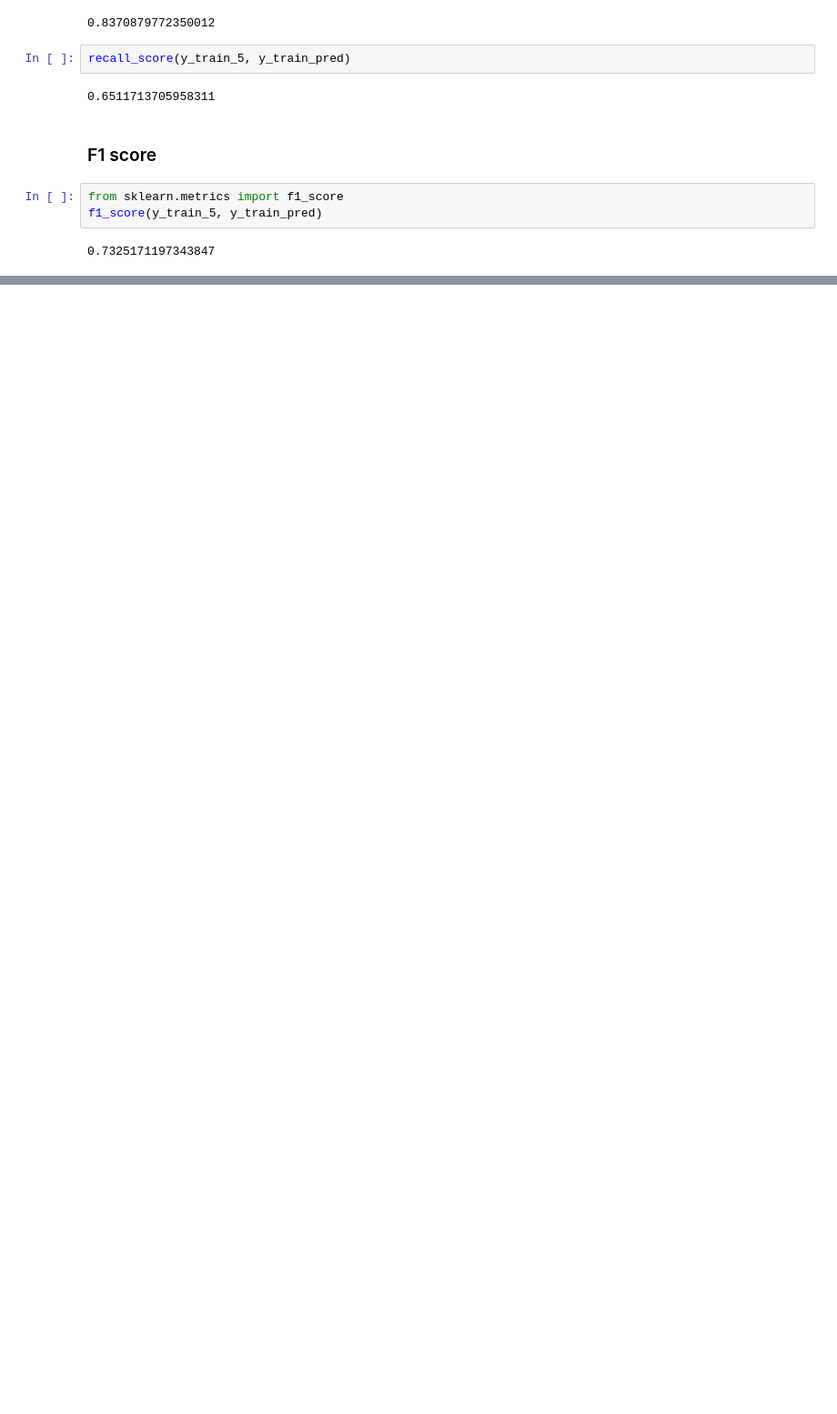
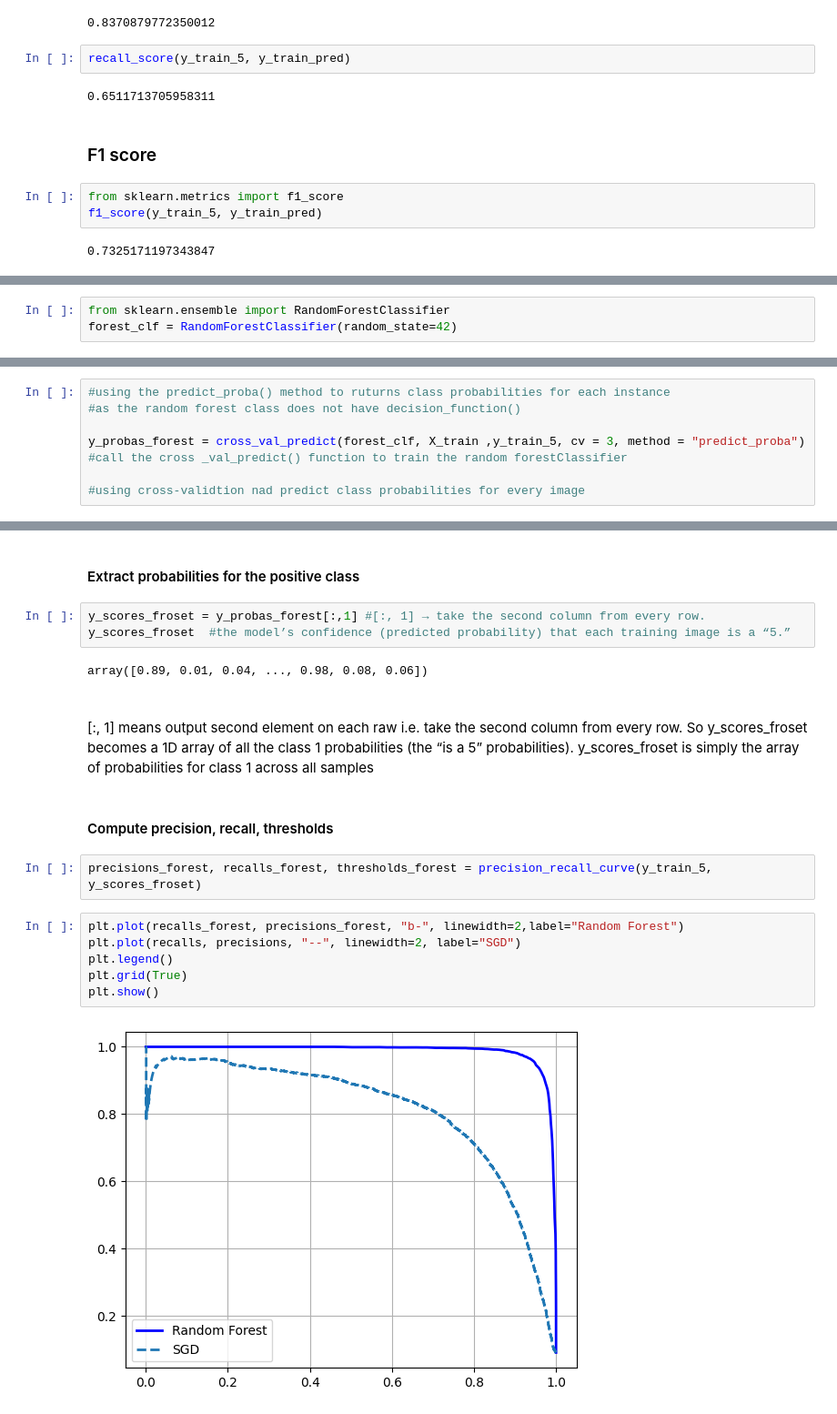
Before and after one commit to Alhamza-Mohamed/Hands-on-machine-learning-course, a Jupyter notebook: chapter 3/chapter 3-2 MNIST.ipynb, the cells around one changed output, grey strips where cells are left out. Shown at 91% size. Cells and saved outputs as stored; diff of their text form; blank space fills up the shorter version.

```diff
--- a/chapter 3/chapter 3-2 MNIST.ipynb
+++ b/chapter 3/chapter 3-2 MNIST.ipynb
@@ -154,0 +255,3 @@ f1_score(y_train_5, y_train_pred)
+# %%
+from sklearn.ensemble import RandomForestClassifier
+forest_clf = RandomForestClassifier(random_state=42)
@@ -154,0 +260,6 @@ f1_score(y_train_5, y_train_pred)
+# %%
+#using the predict_proba() method to ruturns class probabilities for each instance
+#as the random forest class does not have decision_function()
+
+y_probas_forest = cross_val_predict(forest_clf, X_train ,y_train_5, cv = 3, method = "predict_proba") #call the cross _val_predict() function to train the random forestClassifier
+                                                                                                      #using cross-validtion nad predict class probabilities for every image
@@ -154,0 +285,25 @@ f1_score(y_train_5, y_train_pred)
+# %% [markdown]
+#### Extract probabilities for the positive class
+# %%
+y_scores_froset = y_probas_forest[:,1] #[:, 1] → take the second column from every row.
+y_scores_froset  #the model’s confidence (predicted probability) that each training image is a “5.”
+# %% [output]
+array([0.89, 0.01, 0.04, ..., 0.98, 0.08, 0.06])
+# %% [markdown]
+#####
+[:, 1] means output second element on each raw
+i.e. take the second column from every row.
+So y_scores_froset becomes a 1D array of all the class 1 probabilities (the “is a 5” probabilities).
+y_scores_froset is simply the array of probabilities for class 1 across all samples
+# %% [markdown]
+#### Compute precision, recall, thresholds
+# %%
+precisions_forest, recalls_forest, thresholds_forest = precision_recall_curve(y_train_5, y_scores_froset)
+# %%
+plt.plot(recalls_forest, precisions_forest, "b-", linewidth=2,label="Random Forest")
+plt.plot(recalls, precisions, "--", linewidth=2, label="SGD")
+plt.legend()
+plt.grid(True)
+plt.show()
+# %% [output]
+[figure, added]
```
Also changed, not shown: parts of 66 cells of this notebook.
